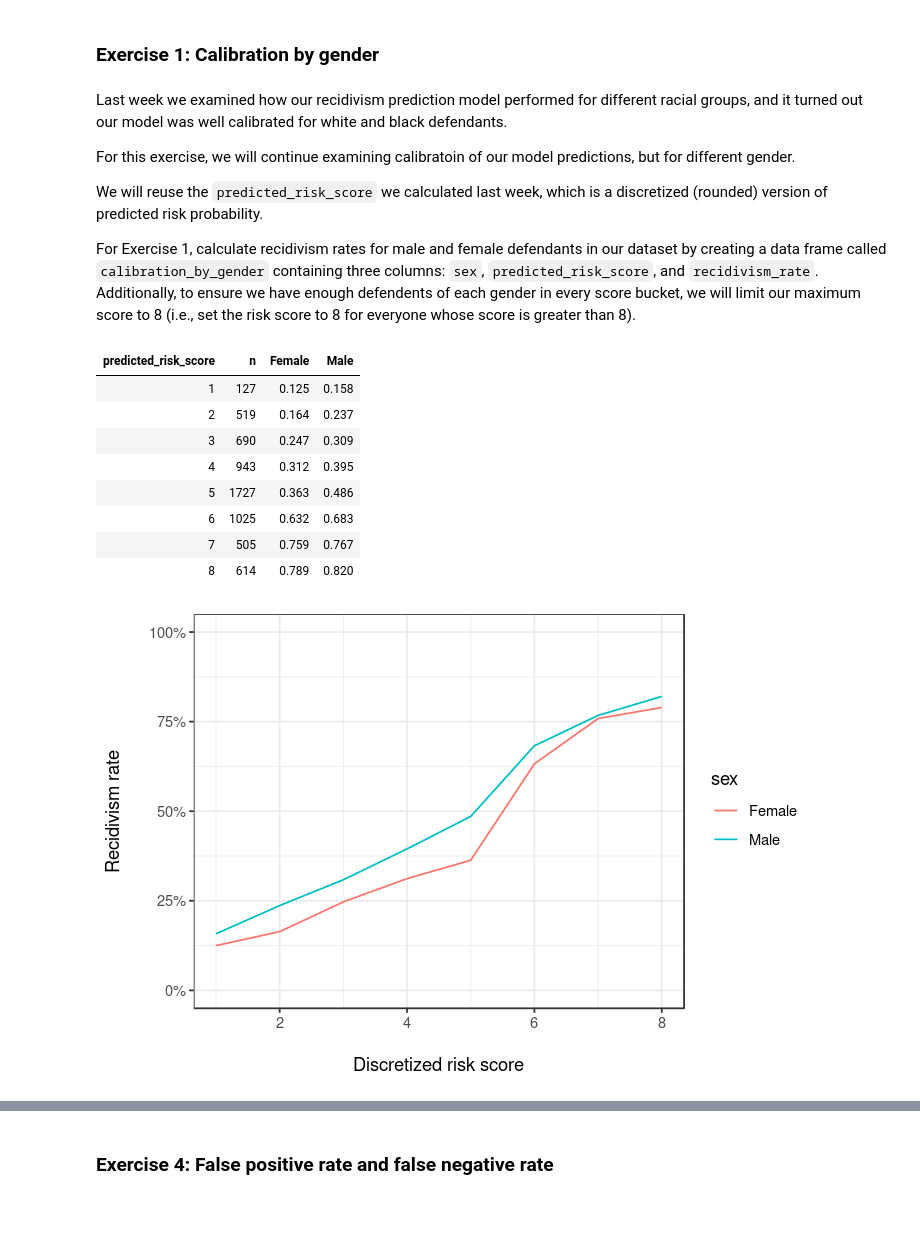
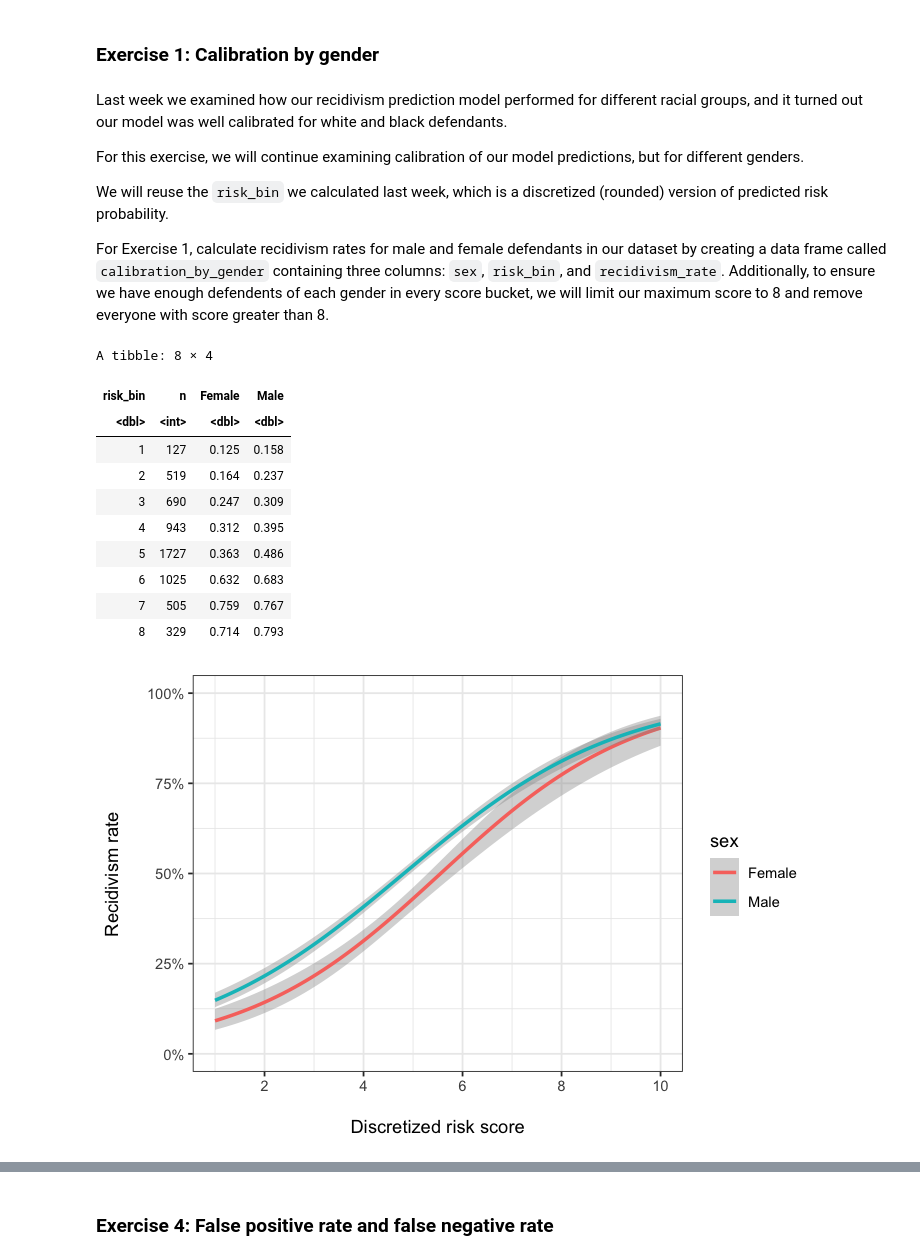
Before and after one commit to stanford-policylab/law-order-algo, a Jupyter notebook: notebooks/week-8-fairness_2-answers.ipynb, the cells around one changed output, grey strips where cells are left out. Drawn from its saved outputs; the diff is of its cells as text; code cells hidden in the pictures; blank space fills up the shorter version.

Commit message:
week 8 update

```diff
--- a/notebooks/week-8-fairness_2-answers.ipynb
+++ b/notebooks/week-8-fairness_2-answers.ipynb
@@ -23,7 +23,7 @@ recid_model <- glm(is_recid ~ priors_count + age, data = compas_df, family = "bi
 compas_df <- compas_df %>%
     mutate(
         risk = predict(recid_model, type = "response"),
-        predicted_risk_score = round(risk * 10),
-        pred_recid = risk >= 0.5
+        risk_bin = round(risk * 10),
+        binary_recid = risk >= 0.5
     )
 # %% [output]
@@ -66,12 +76,12 @@ head(compas_df)
 # %% [markdown]
 Last week we examined how our recidivism prediction model performed for different racial groups, and it turned out our model was well calibrated for white and black defendants.
 
-For this exercise, we will continue examining calibratoin of our model predictions, but for different gender.
+For this exercise, we will continue examining calibration of our model predictions, but for different genders.
 
-We will reuse the `predicted_risk_score` we calculated last week, which is a discretized (rounded) version of predicted risk probability.
+We will reuse the `risk_bin` we calculated last week, which is a discretized (rounded) version of predicted risk probability.
 
-For Exercise 1, calculate recidivism rates for male and female defendants in our dataset by creating a data frame called `calibration_by_gender` containing three columns: `sex`, `predicted_risk_score`, and `recidivism_rate`.
-Additionally, to ensure we have enough defendents of each gender in every score bucket, we will limit our maximum score to 8 (i.e., set the risk score to 8 for everyone whose score is greater than 8).
+For Exercise 1, calculate recidivism rates for male and female defendants in our dataset by creating a data frame called `calibration_by_gender` containing three columns: `sex`, `risk_bin`, and `recidivism_rate`.
+Additionally, to ensure we have enough defendents of each gender in every score bucket, we will limit our maximum score to 8 and remove everyone with score greater than 8.
 # %%
 # Calculate discretized risk score
 # group people with risk score equal or gretaer than 8
@@ -79,8 +89,8 @@ Additionally, to ensure we have enough defendents of each gender in every score
 calibration_by_gender <- compas_df %>%
 # WRITE CODE HERE
 # START solution
-    mutate(predicted_risk_score = ifelse(predicted_risk_score >= 8, 8, predicted_risk_score)) %>%
-    group_by(sex, predicted_risk_score) %>%
+    filter(risk_bin <= 8) %>%
+    group_by(sex, risk_bin) %>%
     summarize(
         recidivism_rate = mean(is_recid),
         n = n()
@@ -90,14 +100,16 @@ calibration_by_gender <- compas_df %>%
 # Put the recidivism rates of different races side by side
 calibration_by_gender %>%
     spread(sex, recidivism_rate) %>%
-    group_by(predicted_risk_score) %>%
+    group_by(risk_bin) %>%
     summarize(
         n = sum(n),
         Female = first(na.omit(Female)),
         Male = first(na.omit(Male))
     )
 # %% [output]
+A tibble: 8 × 4
-| predicted_risk_score | n | Female | Male |
+| risk_bin | n | Female | Male |
+| <dbl> | <int> | <dbl> | <dbl> |
 | 1 | 127 | 0.125 | 0.158 |
 | 2 | 519 | 0.164 | 0.237 |
 | 3 | 690 | 0.247 | 0.309 |
@@ -105,15 +117,16 @@ calibration_by_gender %>%
 | 5 | 1727 | 0.363 | 0.486 |
 | 6 | 1025 | 0.632 | 0.683 |
 | 7 | 505 | 0.759 | 0.767 |
-| 8 | 614 | 0.789 | 0.820 |
+| 8 | 329 | 0.714 | 0.793 |
 # %%
 # Calibration plot
-ggplot(calibration_by_gender,
-       aes(x = predicted_risk_score, y = recidivism_rate, color = sex)) +
-    geom_line() +
+
+ggplot(compas_df,
+       aes(x = risk_bin, y = is_recid, color = sex, group=sex)) +
+    geom_smooth(method="glm", method.args=list(family="binomial")) +
     scale_y_continuous(labels = scales::percent_format(1), limits = c(0, 1))+
-    scale_x_continuous(breaks = seq(0, 8, 2), limits = c(1, 8))+
+    scale_x_continuous(breaks = seq(0, 10, 2), limits = c(1, 10))+
     labs(x = "\nDiscretized risk score",
          y = "Recidivism rate\n")
 # %% [output]
-[figure, old version]
+[figure, new version]
```
Also changed, not shown: parts of 20 cells of this notebook, 1 other file.
